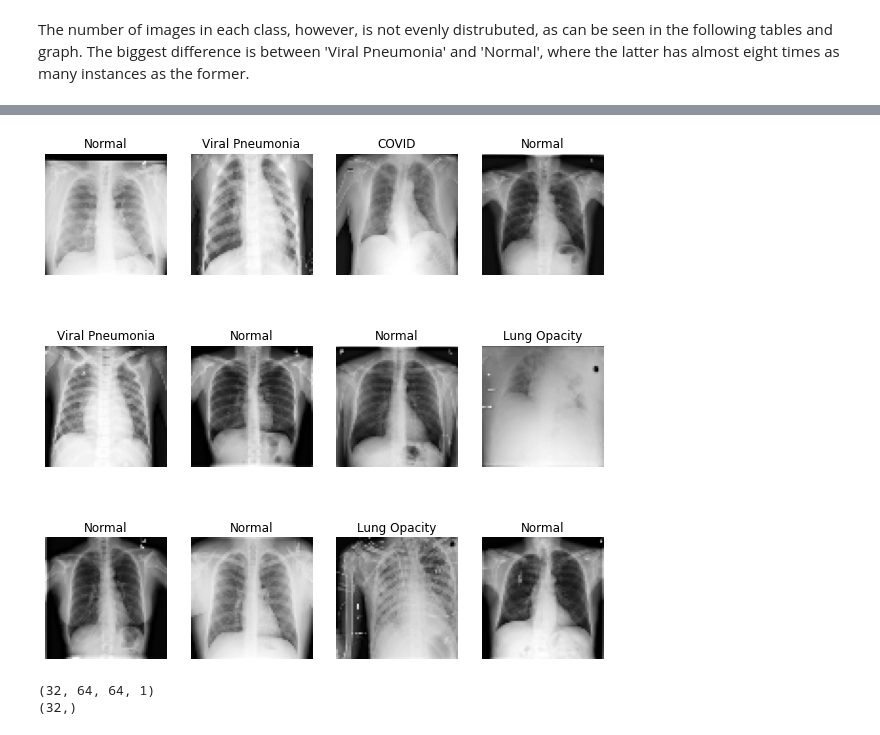
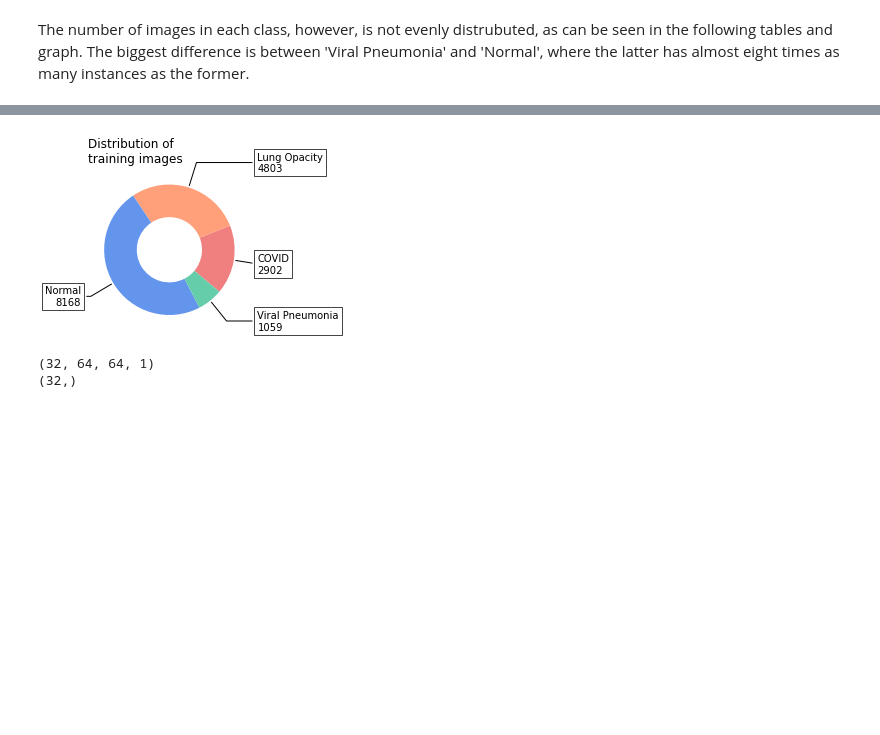
Before and after one commit to jmgaudet/image-processing-app, a Jupyter notebook: covid_19_project.ipynb, the cells around one changed output, grey strips where cells are left out. Saved outputs shown, nothing was run; the diff lists cells and outputs as text; code cells hidden in the pictures; blank space fills up the shorter version.

```diff
--- a/covid_19_project.ipynb
+++ b/covid_19_project.ipynb
@@ -140,12 +89,12 @@ The number of images in each class, however, is not evenly distrubuted, as can b
 # %%
-# # Use pandas to store the image count of each class in the training set
-# unique, counts = np.unique(training_labels, return_counts=True)
-# train_df = pd.DataFrame(dict(zip(CLASS_NAMES, counts)).items(), columns=["class", "image count"])
-# # Do the same for validation set
-# unique, counts = np.unique(validation_labels, return_counts=True)
-# val_df = pd.DataFrame(dict(zip(CLASS_NAMES, counts)).items(), columns=["class", "image count"])
+# Use pandas to store the image count of each class in the training set
+unique, counts = np.unique(training_labels, return_counts=True)
+train_df = pd.DataFrame(dict(zip(CLASS_NAMES, counts)).items(), columns=["class", "image count"])
+# Do the same for validation set
+unique, counts = np.unique(validation_labels, return_counts=True)
+val_df = pd.DataFrame(dict(zip(CLASS_NAMES, counts)).items(), columns=["class", "image count"])
 
-# print('Distribution of training data:\n')
-# print(train_df)
-# print('\n\nDistribution of validation data:\n')
-# print(val_df)
+print('Distribution of training data:\n')
+print(train_df)
+print('\n\nDistribution of validation data:\n')
+print(val_df)
@@ -152,43 +118,35 @@ The number of images in each class, however, is not evenly distrubuted, as can b
 # %%
-# def display_distribution_donut(data_frame):
-#     fig, ax = plt.subplots(figsize=(3, 3), subplot_kw=dict(aspect="equal"))
+def display_distribution_donut(data_frame):
+    fig, ax = plt.subplots(figsize=(3, 3), subplot_kw=dict(aspect="equal"))
 
-#     categories = data_frame['class']
-#     img_count = data_frame['image count']
+    categories = data_frame['class']
+    img_count = data_frame['image count']
 
-#     wedges, texts = ax.pie(
-#         img_count,
-#         wedgeprops=dict(width=0.5),
-#         startangle=-40,
-#         colors=['lightcoral','lightsalmon', 'cornflowerblue', 'mediumaquamarine'])
+    wedges, texts = ax.pie(
+        img_count,
+        wedgeprops=dict(width=0.5),
+        startangle=-40,
+        colors=['lightcoral','lightsalmon', 'cornflowerblue', 'mediumaquamarine'])
 
-#     bbox_props = dict(boxstyle="square,pad=0.3", fc="w", ec="k", lw=0.72)
-#     kw = dict(arrowprops=dict(arrowstyle="-"),
-#             bbox=bbox_props, zorder=0, va="center")
+    bbox_props = dict(boxstyle="square,pad=0.3", fc="w", ec="k", lw=0.72)
+    kw = dict(arrowprops=dict(arrowstyle="-"),
+            bbox=bbox_props, zorder=0, va="center")
 
-#     for i, p in enumerate(wedges):
-#         ang = (p.theta2 - p.theta1)/2. + p.theta1
-#         y = np.sin(np.deg2rad(ang))
-#         x = np.cos(np.deg2rad(ang))
-#         horizontalalignment = {-1: "right", 1: "left"}[int(np.sign(x))]
-#         connectionstyle = "angle,angleA=0,angleB={}".format(ang)
-#         kw["arrowprops"].update({"connectionstyle": connectionstyle})
-#         ax.annotate(f'{categories[i]}\n{img_count[i]}', xy=(x, y), xytext=(1.35*np.sign(x), 1.4*y),
-#                     horizontalalignment=horizontalalignment, **kw)
-#     plt.title("Distribution of\ntraining images", loc='left')
-#     plt.show()
+    for i, p in enumerate(wedges):
+        ang = (p.theta2 - p.theta1)/2. + p.theta1
+        y = np.sin(np.deg2rad(ang))
+        x = np.cos(np.deg2rad(ang))
+        horizontalalignment = {-1: "right", 1: "left"}[int(np.sign(x))]
+        connectionstyle = "angle,angleA=0,angleB={}".format(ang)
+        kw["arrowprops"].update({"connectionstyle": connectionstyle})
+        ax.annotate(f'{categories[i]}\n{img_count[i]}', xy=(x, y), xytext=(1.35*np.sign(x), 1.4*y),
+                    horizontalalignment=horizontalalignment, **kw)
+    plt.title("Distribution of\ntraining images", loc='left')
+    plt.show()
 
-# display_distribution_donut(train_df)
+display_distribution_donut(train_df)
+# %% [output]
+[figure, added]
-# %%
-plt.figure(figsize=(10, 10))
-for images, labels in val_ds.take(1):
-    for i in range(12):
-        ax = plt.subplot(3, 4, i + 1)
-        plt.imshow(images[i].numpy().astype("uint8"), cmap='gray')
-        plt.title(CLASS_NAMES[labels[i]])
-        plt.axis("off")
-# %% [output]
-[figure, removed]
 # %%
 for image_batch, labels_batch in train_ds:
     print(image_batch.shape)
```
Also changed, not shown: parts of 29 cells of this notebook, 1 other file.
